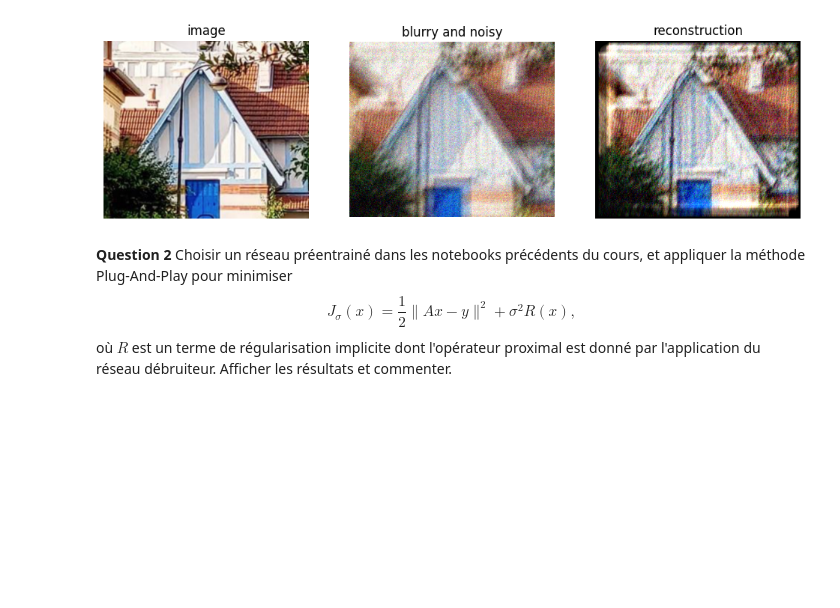
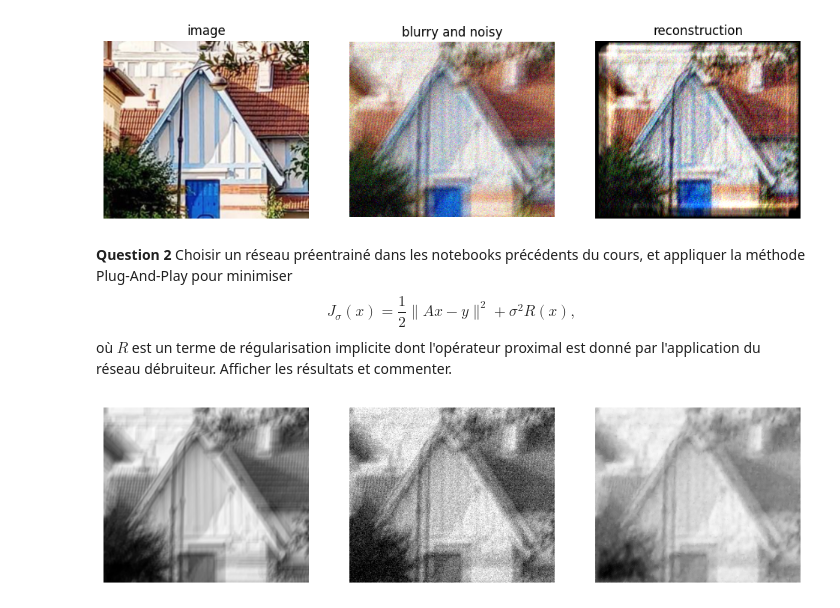
Before and after one commit to joanglaunes/deep_learning_image, a Jupyter notebook: TP_deblur_PnP_session.ipynb, the cells around one changed output. Saved outputs shown, nothing was run; the diff lists cells and outputs as text; code cells hidden in the pictures; blank space fills up the shorter version.

```diff
--- a/TP_deblur_PnP_session.ipynb
+++ b/TP_deblur_PnP_session.ipynb
@@ -93,0 +134,7 @@ Afficher les résultats et commenter.
+# %%
+y_gb = (y_g+.1*torch.randn(y_g.shape, device=device)).clip(0,1)
+with torch.no_grad():
+    z = denoiser(y_gb[None,None,:,:]).squeeze()
+imshow(y_g,y_gb,z)
+# %% [output]
+[figure, added]
```
Also changed, not shown: parts of 3 cells of this notebook.
